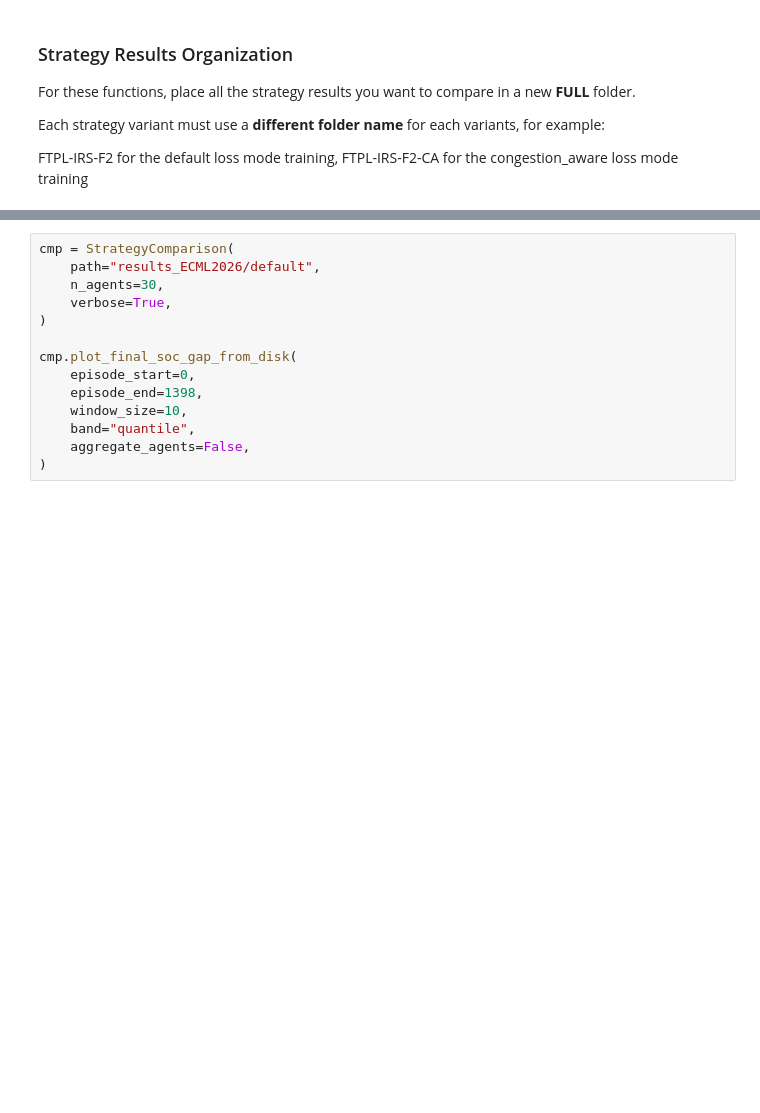
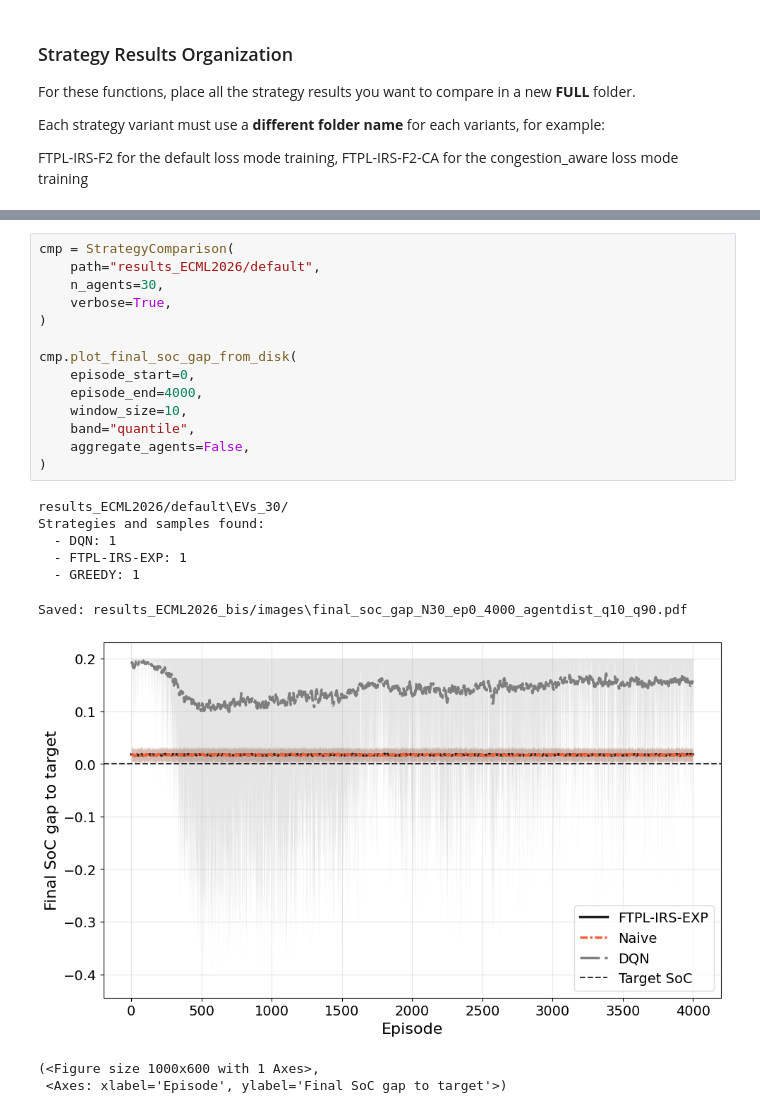
Before and after one commit to yaju1995/ecml2026, a Jupyter notebook: simulation/results_analysis.ipynb, the cells around one changed output, grey strips where cells are left out. Cells and saved outputs as stored; diff of their text form; blank space fills up the shorter version.

```diff
--- a/simulation/results_analysis.ipynb
+++ b/simulation/results_analysis.ipynb
@@ -172,14 +189,24 @@ display(df)
 # %%
 cmp = StrategyComparison(
     path="results_ECML2026/default",
     n_agents=30,
     verbose=True,
 )
 
 cmp.plot_final_soc_gap_from_disk(
     episode_start=0,
-    episode_end=1398,
+    episode_end=4000,
     window_size=10,
     band="quantile",
     aggregate_agents=False,
 )
+# %% [output]
+results_ECML2026/default\EVs_30/
+Strategies and samples found:
+  - DQN: 1
+  - FTPL-IRS-EXP: 1
+  - GREEDY: 1
+Saved: results_ECML2026_bis/images\final_soc_gap_N30_ep0_4000_agentdist_q10_q90.pdf
+[figure, added]
+(<Figure size 1000x600 with 1 Axes>,
+ <Axes: xlabel='Episode', ylabel='Final SoC gap to target'>)
```
Also changed, not shown: parts of 6 cells of this notebook, 7 other files.
